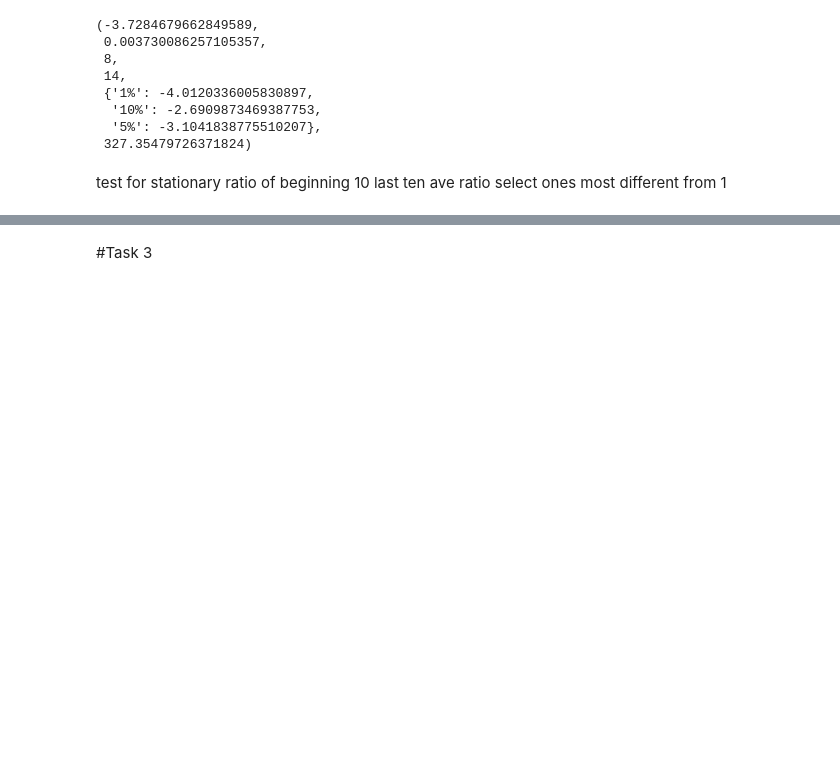
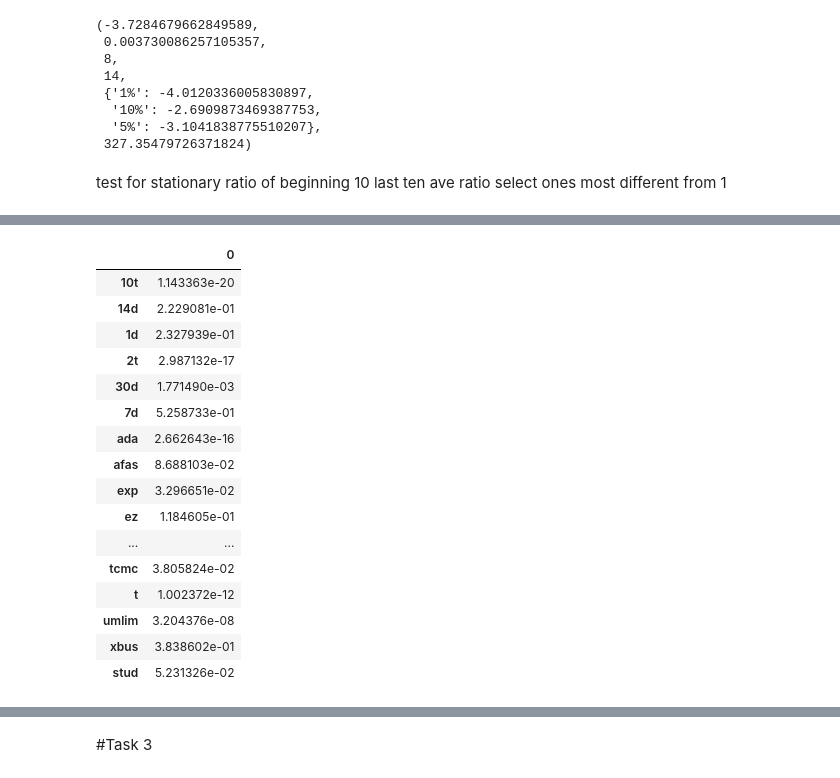
Before and after one commit to MariumS/PUI2017_mas1300, a Jupyter notebook: HW10_mas1300/subway_timeseries_HW.ipynb, the cells around one changed output, grey strips where cells are left out. Saved outputs shown, nothing was run; the diff lists cells and outputs as text; code cells hidden in the pictures; blank space fills up the shorter version.

```diff
--- a/HW10_mas1300/subway_timeseries_HW.ipynb
+++ b/HW10_mas1300/subway_timeseries_HW.ipynb
@@ -299,3 +301,12 @@ ratio of beginning 10
 last ten ave
 ratio
 select ones most different from 1
+# %%
+test = []
+
+for i in range(len(Cardtypesdf.columns)):
+    statTest = sm.tsa.adfuller(Cardtypesdf.iloc[:,i])
+    percent = statTest[1]
+    test.append(percent)
+print("AD Fuller test results")
+print test
@@ -301,0 +316,4 @@ select ones most different from 1
+# %%
+AD = pd.DataFrame(test)
+AD = AD.T
+AD.columns = ridetype
@@ -301,0 +329,22 @@ select ones most different from 1
+# %%
+AD = AD.T
+# %%
+AD
+# %% [output]
+|  | 0 |
+| 10t | 1.143363e-20 |
+| 14d | 2.229081e-01 |
+| 1d | 2.327939e-01 |
+| 2t | 2.987132e-17 |
+| 30d | 1.771490e-03 |
+| 7d | 5.258733e-01 |
+| ada | 2.662643e-16 |
+| afas | 8.688103e-02 |
+| exp | 3.296651e-02 |
+| ez | 1.184605e-01 |
+| ... | ... |
+| tcmc | 3.805824e-02 |
+| t | 1.002372e-12 |
+| umlim | 3.204376e-08 |
+| xbus | 3.838602e-01 |
+| stud | 5.231326e-02 |
```
Also changed, not shown: parts of 12 cells of this notebook.
